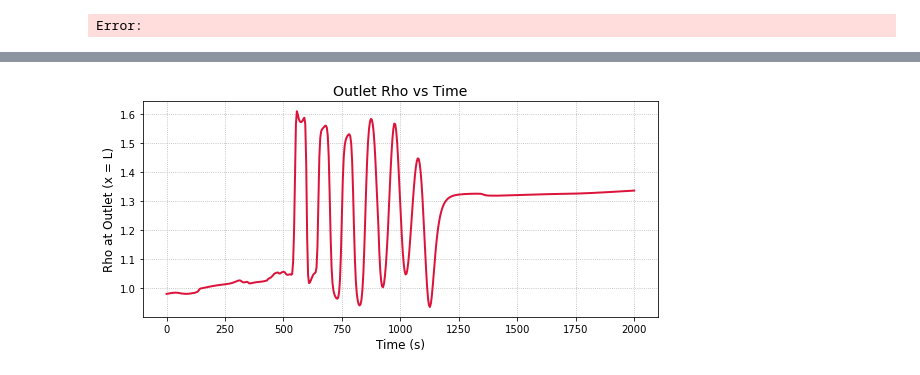
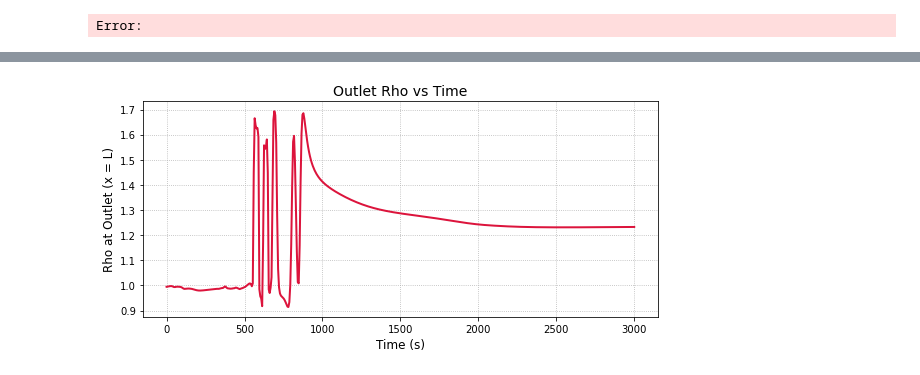
Before and after one commit to Marone1hooss/PINNs, a Jupyter notebook: Rho.ipynb, the cells around one changed output, grey strips where cells are left out. Cells and saved outputs as stored; diff of their text form; code cells hidden in the pictures.

```diff
--- a/Rho.ipynb
+++ b/Rho.ipynb
@@ -179,6 +203,7 @@ a = 2 # advection speed
 T_final = 1000   # seconds
 # Pipe length (m)
 Pipe_length = 1000
+T_Boundary = 1500
 N_f = 1000 # interior collocation points
 # Number of points for spatial and temporal discretization
 #N_i = 20000     # initial‑condition points
@@ -186,8 +211,9 @@ N_f = 1000 # interior collocation points
 Pipe_diameter = 0.85  # m
 
 
+
 res, b_t_initial, b_t_final, b_x_end, b_x_start = get_data([0, Pipe_length], [0, T_final], N_f, N_f)
-_, _, _, _, b_x_start = get_data([0, Pipe_length], [0, 2*T_final], 2*N_f, 2*N_f)
+_, _, _, _, b_x_start = get_data([0, Pipe_length], [0, T_Boundary], 3*N_f, 3*N_f)
 
 # Convert to PyTorch tensors
 res = torch.tensor(res, dtype=torch.float32, requires_grad=True).to(device)
@@ -197,27 +223,21 @@ b_x_end = torch.tensor(b_x_end, dtype=torch.float32, requires_grad=True).to(devi
 b_x_start = torch.tensor(b_x_start, dtype=torch.float32, requires_grad=True).to(device)
 
 
+
 # Separate x and t components
 x_f, t_f = res[:,0:1], res[:,1:2]
 
 
-
 x_i, t_i = b_t_initial[:,0:1], b_t_initial[:,1:2]
-
 Rho_i = 1
 Mu_i = 0.01
 P_i = 1
 
 
 x_x_end, t_x_end = b_x_end[:,0:1], b_x_end[:,1:2]
-
-
 x_b, t_b = b_x_start[:,0:1], b_x_start[:,1:2]
 
 Rho_b = get_density(t_b)
-Mu_b = get_viscosity(t_b)
-Rho_b = get_density(t_b)
-Mu_b = get_viscosity(t_b)
 P_b = 1
 # %%
 # Generate time values from 0 to 600 seconds
@@ -324,7 +348,7 @@ opt_lbfgs = torch.optim.LBFGS(Rho.parameters(),
                               line_search_fn="strong_wolfe")
 # %%
 
-loss_weights = [100000, 1, 100]  # Weights used in loss calculation
+loss_weights = [10000, 1, 100]  # Weights used in loss calculation
 
 def loss_components():
     """Returns individual MSE losses: residual, IC, BC."""
@@ -427,7 +465,7 @@ def save_training_results(model, losses, weights, training_time):
     current_time = datetime.now().strftime("%Y%m%d_%H%M%S")
 
     # Create indexed model filename
-    model_filename = f"rho_model_L{Pipe_length}_Nf{N_f}_{current_time}.pth"
+    model_filename = f"rho_model_L{Pipe_length}_Nf{N_f}_{current_time}_Tb{T_Boundary}.pth"
     model_path = "/home/marwan.housni/lustre/manapy-um6p-st-msda-1wabcjwe938/users/marwan.housni/internship/PINNs/TrainedModels"
     full_model_path = os.path.join(model_path, model_filename)
 
@@ -575,18 +615,18 @@ for idx, (t_val, color) in enumerate(zip(snapshot_times, colors)):
 # %%
 # Plot Rho at the outlet (x = Pipe_length) as a function of time
-t_outlet = torch.linspace(0,  2*T_final, 500, device=device).view(-1, 1)
+t_outlet = torch.linspace(0,  2*T_Boundary, 500, device=device).view(-1, 1)
 x_outlet = torch.full_like(t_outlet, Pipe_length)
 
 with torch.no_grad():
     rho_outlet = Rho(x_outlet, t_outlet).cpu().numpy().flatten()
 
 plt.figure(figsize=(8, 4))
 plt.plot(t_outlet.cpu().numpy().flatten(), rho_outlet, color='crimson', linewidth=2)
 plt.xlabel("Time (s)", fontsize=12)
 plt.ylabel("Rho at Outlet (x = L)", fontsize=12)
 plt.title("Outlet Rho vs Time", fontsize=14)
 plt.grid(True, linestyle=":")
 plt.tight_layout()
 plt.show()
 # %% [output]
-[figure, old version]
+[figure, new version]
```
Also changed, not shown: parts of 13 cells of this notebook, 12 other files.
